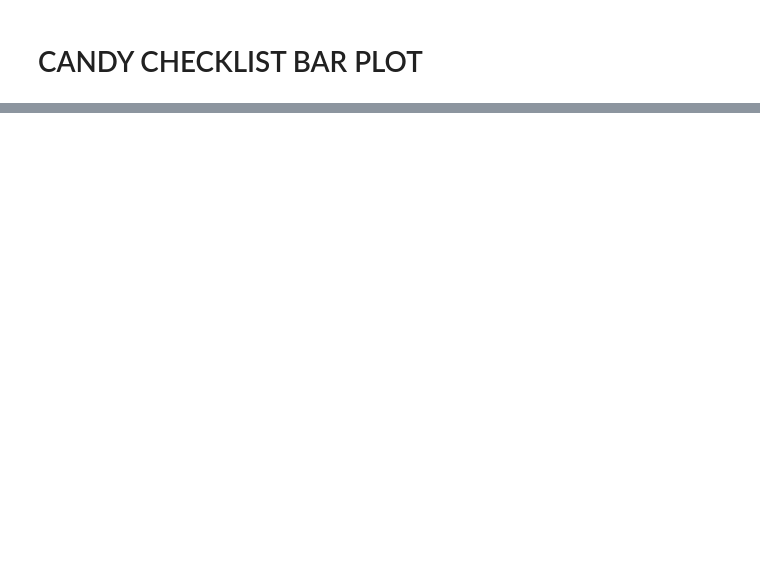
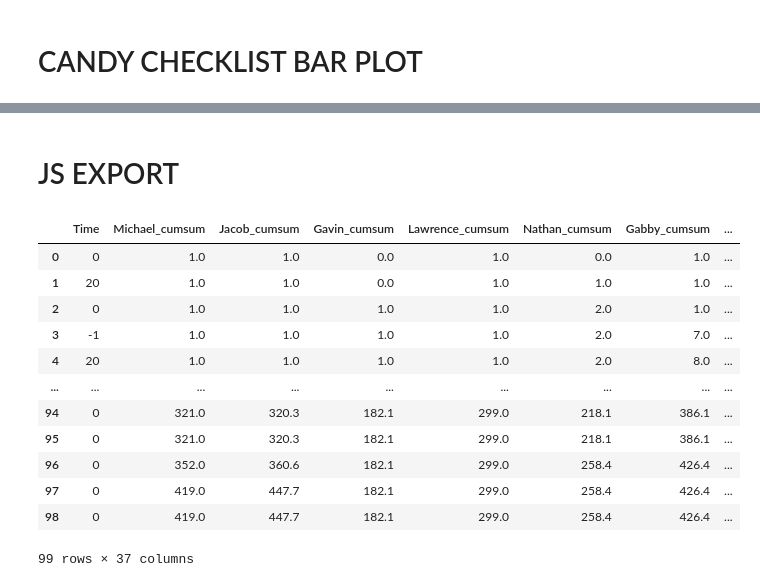
Before and after one commit to j2doan/asianhood_candy, a Jupyter notebook: testenv.ipynb, the cells around one changed output, grey strips where cells are left out. Cells and saved outputs as stored; diff of their text form; code cells hidden in the pictures; blank space fills up the shorter version.

```diff
--- a/testenv.ipynb
+++ b/testenv.ipynb
@@ -385,0 +474,19 @@ plt.show()
+# %% [markdown]
+# JS EXPORT
+# %%
+df_export = df_lineplot[['Time'] + players]
+df_export.join(df_barplot[players], lsuffix = '_cumsum', rsuffix = '_zscore')
+# %% [output]
+|  | Time | Michael_cumsum | Jacob_cumsum | Gavin_cumsum | Lawrence_cumsum | Nathan_cumsum | Gabby_cumsum | ... |
+| 0 | 0 | 1.0 | 1.0 | 0.0 | 1.0 | 0.0 | 1.0 | ... |
+| 1 | 20 | 1.0 | 1.0 | 0.0 | 1.0 | 1.0 | 1.0 | ... |
+| 2 | 0 | 1.0 | 1.0 | 1.0 | 1.0 | 2.0 | 1.0 | ... |
+| 3 | -1 | 1.0 | 1.0 | 1.0 | 1.0 | 2.0 | 7.0 | ... |
+| 4 | 20 | 1.0 | 1.0 | 1.0 | 1.0 | 2.0 | 8.0 | ... |
+| ... | ... | ... | ... | ... | ... | ... | ... | ... |
+| 94 | 0 | 321.0 | 320.3 | 182.1 | 299.0 | 218.1 | 386.1 | ... |
+| 95 | 0 | 321.0 | 320.3 | 182.1 | 299.0 | 218.1 | 386.1 | ... |
+| 96 | 0 | 352.0 | 360.6 | 182.1 | 299.0 | 258.4 | 426.4 | ... |
+| 97 | 0 | 419.0 | 447.7 | 182.1 | 299.0 | 258.4 | 426.4 | ... |
+| 98 | 0 | 419.0 | 447.7 | 182.1 | 299.0 | 258.4 | 426.4 | ... |
+99 rows × 37 columns
```
Also changed, not shown: parts of 10 cells of this notebook, 1 other file.
